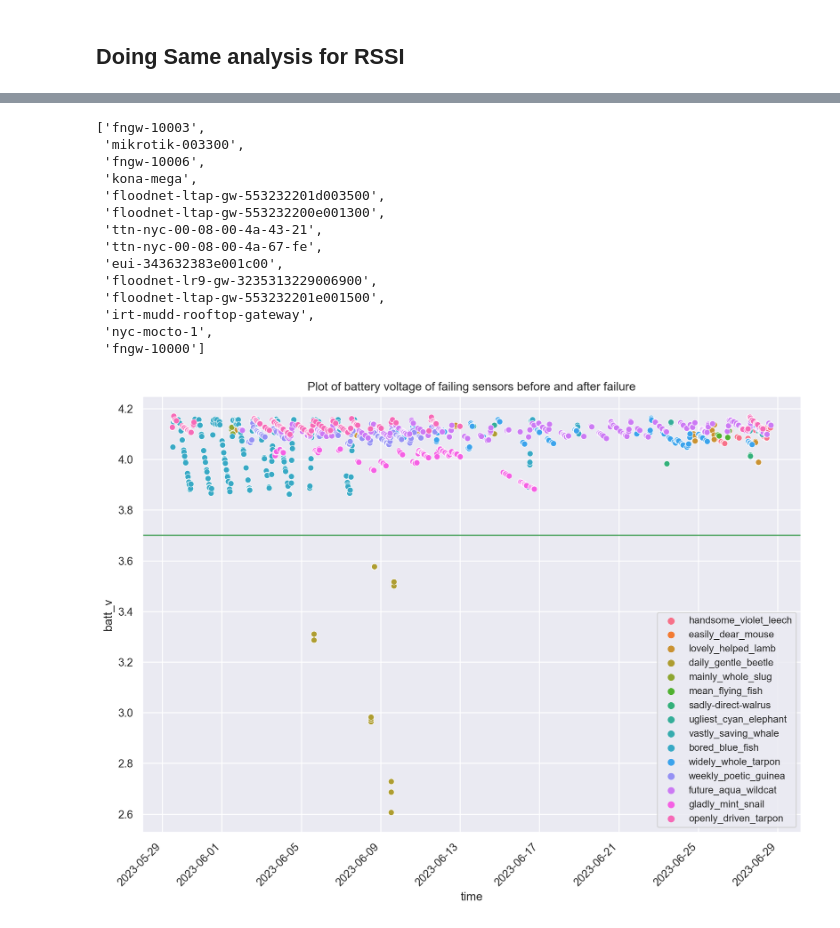
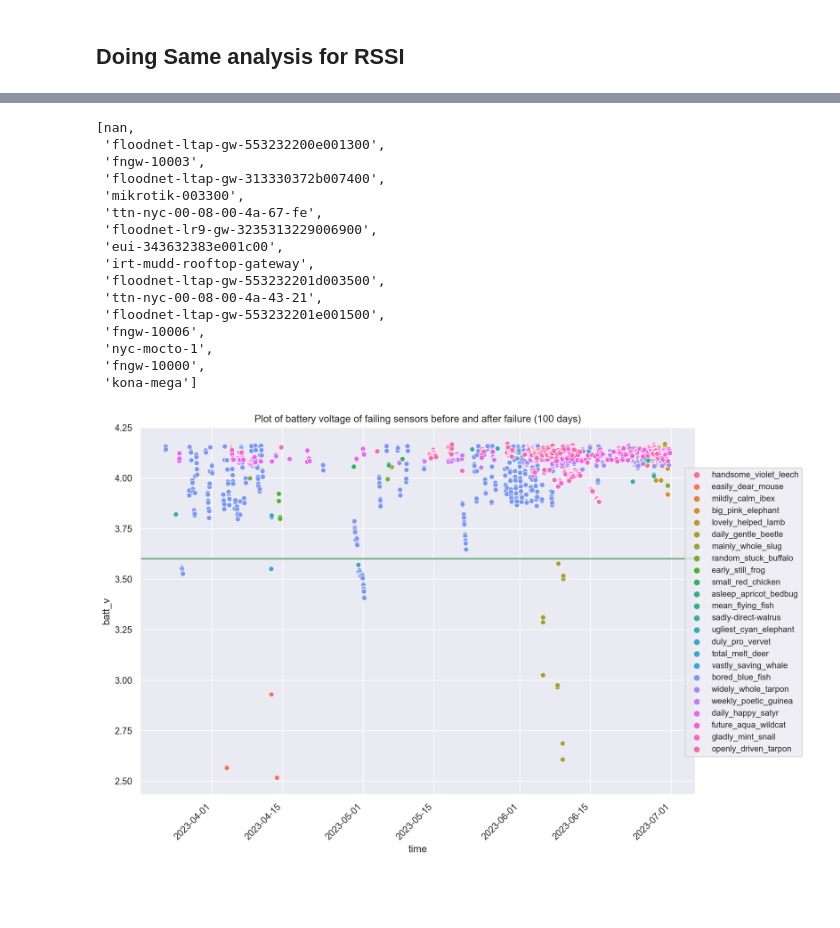
Before and after one commit to timsinashok/floodnet_ugsrp-2023, a Jupyter notebook: failure_frequency_and_mostly_failing_analysis.ipynb, the cells around one changed output, grey strips where cells are left out. Saved outputs shown, nothing was run; the diff lists cells and outputs as text; code cells hidden in the pictures; blank space fills up the shorter version.

Commit message:
updated 100 days plot

```diff
--- a/failure_frequency_and_mostly_failing_analysis.ipynb
+++ b/failure_frequency_and_mostly_failing_analysis.ipynb
@@ -32,7 +32,7 @@ dataframes = {}
 for file in files:
     if file == '.DS_Store':
         pass
-    else:
+
         name = file.replace('.csv', '')
         sensors.append(name)
 
@@ -118,7 +138,7 @@ i = 1
 for key, values in mostly_failing_data.items():
     index = list(values)
     interested_index = index + list(np.asarray(index) - 1) + list(np.asarray(index) - 2) + list(np.asarray(index) + 1) + list(np.asarray(index) + 2)
-    failing_df = dataframes[key].loc[interested_index].sort_values('Unnamed: 0')
+    failing_df = dataframes[key].reindex([interested_index]).sort_values('Unnamed: 0')
     plt.subplot(3,2, i)
     plt.title(key)
     plt.scatter(x = failing_df['times'], y = failing_df['batt_v'], color=np.random.rand(3,))
@@ -339,41 +309,45 @@ plt.scatter(x = pd.to_datetime(failing_df['times']), y = failing_df['batt_v'], c
 lis = []
 for key, values in less_failing_data.items():
     index = list(values)
-    interested_index = index + list(np.asarray(index) - 1) + list(np.asarray(index) - 2) + list(np.asarray(index) + 1) + list(np.asarray(index) + 2)
+    interested_index = index + list(np.asarray(index) - 1) + list(np.asarray(index) - 2) + list(np.asarray(index) + 1)
+    #+ list(np.asarray(index) + 2)
     failing_df = dataframes[key].loc[interested_index].sort_values('Unnamed: 0')
     lis.append(failing_df)
 
 for key, values in mostly_failing_data.items():
     index = list(values)
-    interested_index = index + list(np.asarray(index) - 1) + list(np.asarray(index) - 2) + list(np.asarray(index) + 1) + list(np.asarray(index) + 2)
+    interested_index = index + list(np.asarray(index) - 1) + list(np.asarray(index) - 2) + list(np.asarray(index) + 1)
+    #+ list(np.asarray(index) + 2)
     failing_df = dataframes[key].loc[interested_index].sort_values('Unnamed: 0')
     lis.append(failing_df)
 
 big_fail = pd.concat(lis)
 list({i for i in big_fail['gw_1_id']})
 # %% [output]
-['fngw-10003',
+[nan,
+ 'floodnet-ltap-gw-553232200e001300',
+ 'fngw-10003',
+ 'floodnet-ltap-gw-313330372b007400',
  'mikrotik-003300',
+ 'ttn-nyc-00-08-00-4a-67-fe',
+ 'floodnet-lr9-gw-3235313229006900',
+ 'eui-343632383e001c00',
+ 'irt-mudd-rooftop-gateway',
+ 'floodnet-ltap-gw-553232201d003500',
+ 'ttn-nyc-00-08-00-4a-43-21',
+ 'floodnet-ltap-gw-553232201e001500',
  'fngw-10006',
- 'kona-mega',
- 'floodnet-ltap-gw-553232201d003500',
- 'floodnet-ltap-gw-553232200e001300',
- 'ttn-nyc-00-08-00-4a-43-21',
- 'ttn-nyc-00-08-00-4a-67-fe',
- 'eui-343632383e001c00',
- 'floodnet-lr9-gw-3235313229006900',
- 'floodnet-ltap-gw-553232201e001500',
- 'irt-mudd-rooftop-gateway',
  'nyc-mocto-1',
- 'fngw-10000']
+ 'fngw-10000',
+ 'kona-mega']
 # %%
 sns.set(rc = {'figure.figsize':(12,8)})
 
 sns.scatterplot(data = big_fail, x = 'time', y = 'batt_v', hue = 'deployment_id')
 plt.xticks(rotation=45, ha='right')
-plt.title('Plot of battery voltage of failing sensors before and after failure')
-plt.legend(fontsize='small', loc='lower right')
-plt.axhline(y=3.7, color = 'g')
+plt.title('Plot of battery voltage of failing sensors before and after failure (100 days)')
+plt.legend(fontsize='small', loc='upper right',  bbox_to_anchor=(1.2, 0.9))
+plt.axhline(y=3.6, color = 'g')
 plt.show()
 # %% [output]
-[figure, old version]
+[figure, new version]
```
Also changed, not shown: parts of 21 cells of this notebook, 1 other file.
